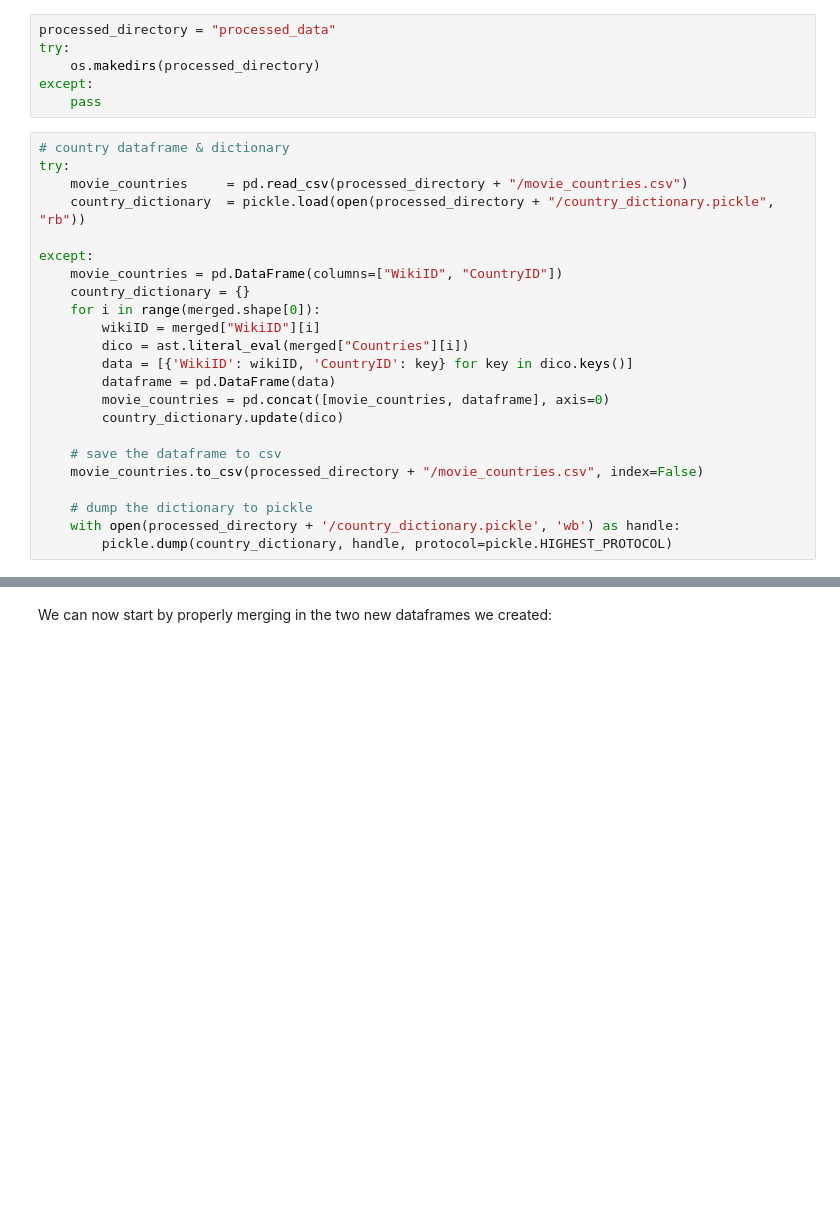
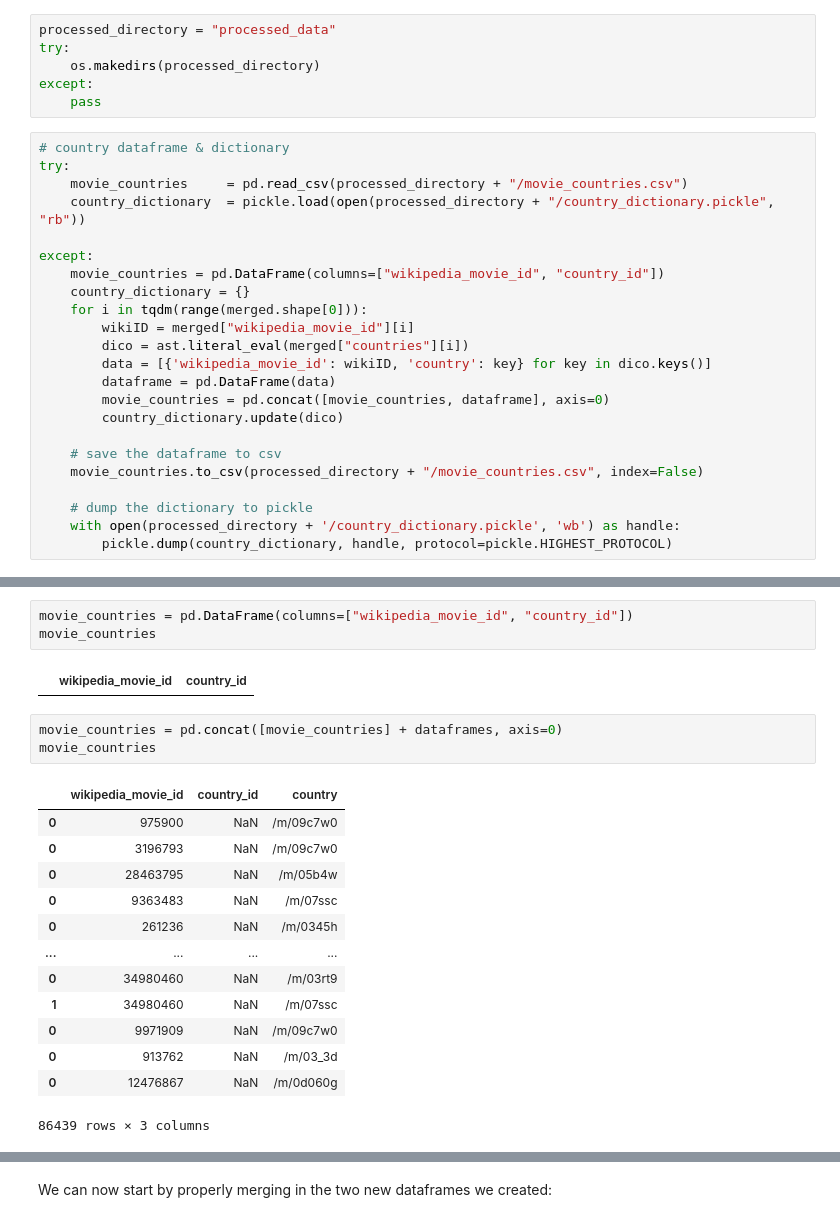
Before and after one commit to epfl-ada/ada-2023-project-dataexplorers, a Jupyter notebook: small_features.ipynb, the cells around one changed output, grey strips where cells are left out. Cells and saved outputs as stored; diff of their text form; blank space fills up the shorter version.

```diff
--- a/small_features.ipynb
+++ b/small_features.ipynb
@@ -100,12 +92,12 @@ try:
     country_dictionary  = pickle.load(open(processed_directory + "/country_dictionary.pickle", "rb"))
 
 except:
-    movie_countries = pd.DataFrame(columns=["WikiID", "CountryID"])
+    movie_countries = pd.DataFrame(columns=["wikipedia_movie_id", "country_id"])
     country_dictionary = {}
-    for i in range(merged.shape[0]):
-        wikiID = merged["WikiID"][i]
-        dico = ast.literal_eval(merged["Countries"][i])
-        data = [{'WikiID': wikiID, 'CountryID': key} for key in dico.keys()]
+    for i in tqdm(range(merged.shape[0])):
+        wikiID = merged["wikipedia_movie_id"][i]
+        dico = ast.literal_eval(merged["countries"][i])
+        data = [{'wikipedia_movie_id': wikiID, 'country': key} for key in dico.keys()]
         dataframe = pd.DataFrame(data)
         movie_countries = pd.concat([movie_countries, dataframe], axis=0)
         country_dictionary.update(dico)
@@ -119,3 +154,25 @@ except:
+# %%
+movie_countries = pd.DataFrame(columns=["wikipedia_movie_id", "country_id"])
+movie_countries
+# %% [output]
+|  | wikipedia_movie_id | country_id |
+# %%
+movie_countries = pd.concat([movie_countries] + dataframes, axis=0)
+movie_countries
+# %% [output]
+|  | wikipedia_movie_id | country_id | country |
+| 0 | 975900 | NaN | /m/09c7w0 |
+| 0 | 3196793 | NaN | /m/09c7w0 |
+| 0 | 28463795 | NaN | /m/05b4w |
+| 0 | 9363483 | NaN | /m/07ssc |
+| 0 | 261236 | NaN | /m/0345h |
+| ... | ... | ... | ... |
+| 0 | 34980460 | NaN | /m/03rt9 |
+| 1 | 34980460 | NaN | /m/07ssc |
+| 0 | 9971909 | NaN | /m/09c7w0 |
+| 0 | 913762 | NaN | /m/03_3d |
+| 0 | 12476867 | NaN | /m/0d060g |
+86439 rows × 3 columns
 # %%
 # language dataframe & dictionary
 try:
```
Also changed, not shown: parts of 34 cells of this notebook.
